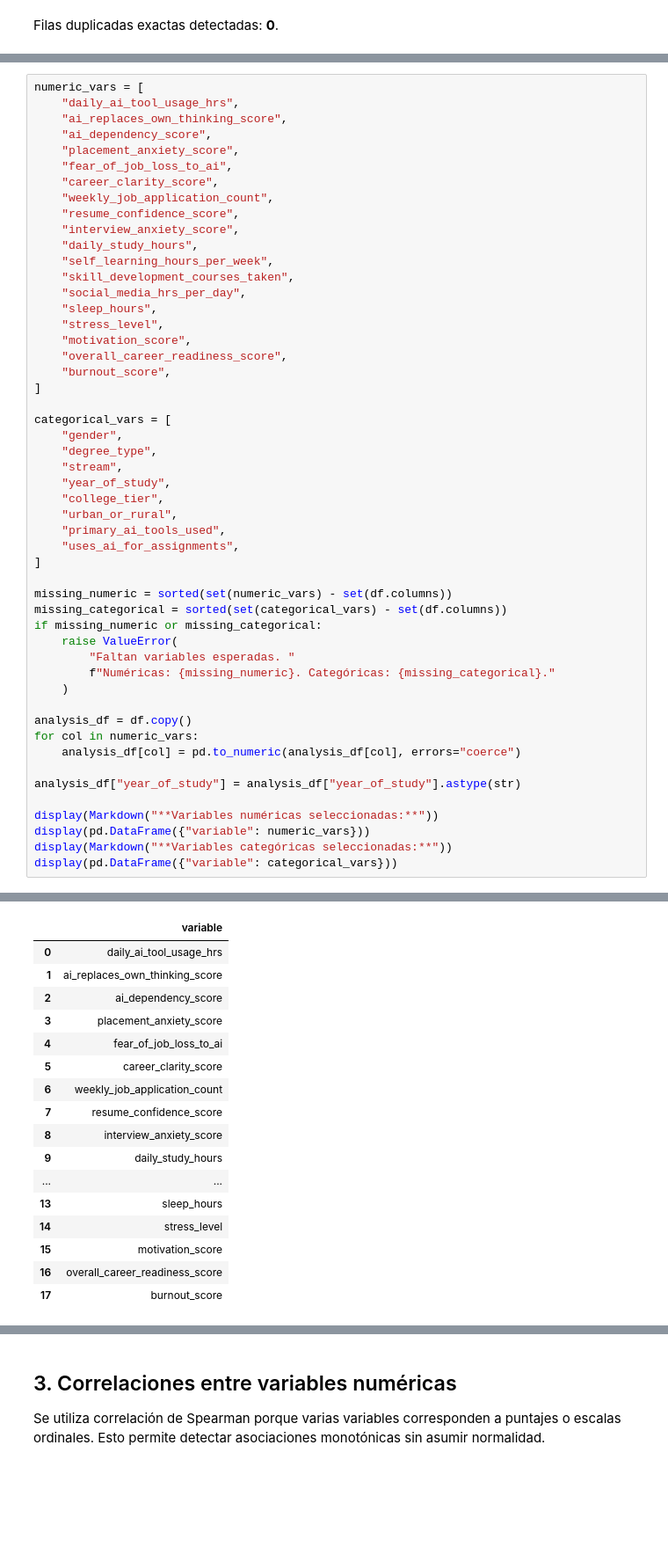
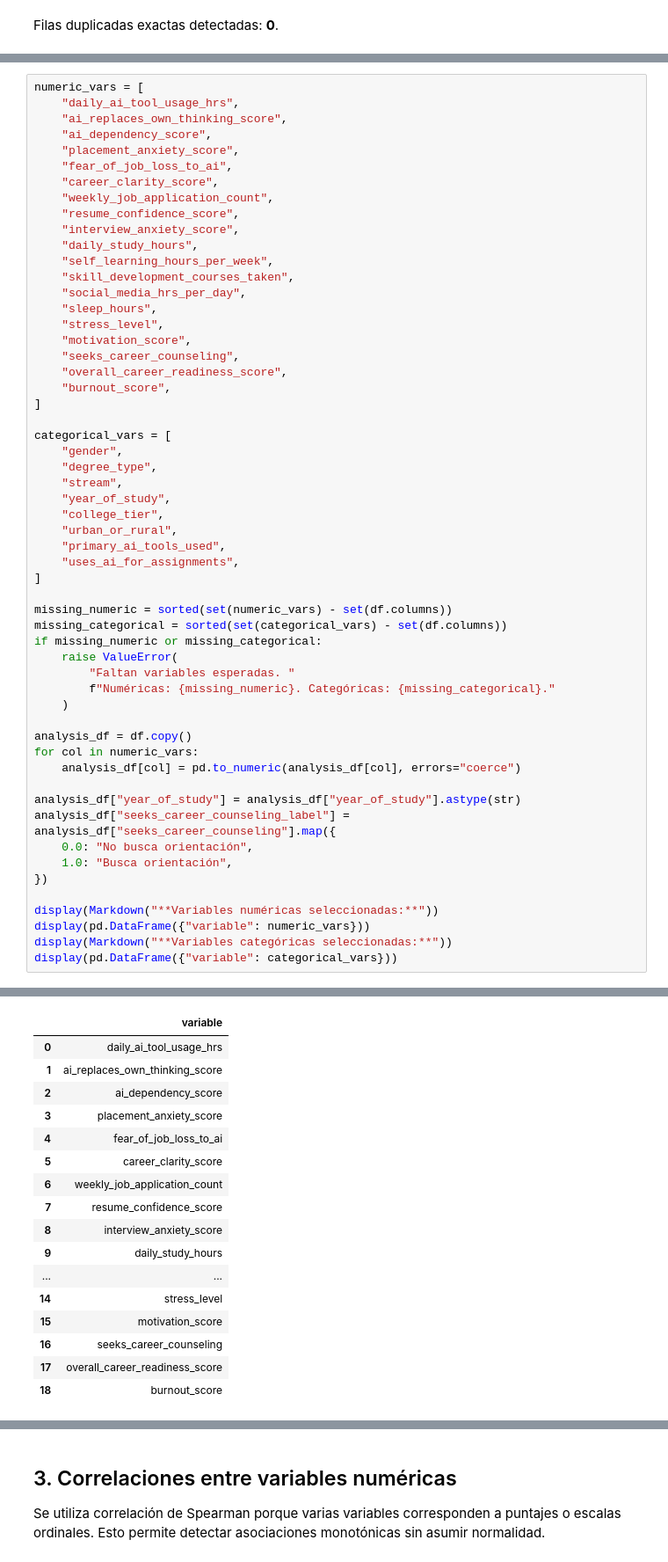
Before and after one commit to belen001/proyecto-ingenieria-datos, a Jupyter notebook: notebooks/03_relacion_variables.ipynb, the cells around one changed output, grey strips where cells are left out. Shown at 88% size. Drawn from its saved outputs; the diff is of its cells as text; blank space fills up the shorter version.

```diff
--- a/notebooks/03_relacion_variables.ipynb
+++ b/notebooks/03_relacion_variables.ipynb
@@ -109,6 +115,7 @@ numeric_vars = [
     "sleep_hours",
     "stress_level",
     "motivation_score",
+    "seeks_career_counseling",
     "overall_career_readiness_score",
     "burnout_score",
 ]
@@ -129,38 +136,42 @@ missing_categorical = sorted(set(categorical_vars) - set(df.columns))
 if missing_numeric or missing_categorical:
     raise ValueError(
         "Faltan variables esperadas. "
         f"Numéricas: {missing_numeric}. Categóricas: {missing_categorical}."
     )
 
 analysis_df = df.copy()
 for col in numeric_vars:
     analysis_df[col] = pd.to_numeric(analysis_df[col], errors="coerce")
 
 analysis_df["year_of_study"] = analysis_df["year_of_study"].astype(str)
+analysis_df["seeks_career_counseling_label"] = analysis_df["seeks_career_counseling"].map({
+    0.0: "No busca orientación",
+    1.0: "Busca orientación",
+})
 
 display(Markdown("**Variables numéricas seleccionadas:**"))
 display(pd.DataFrame({"variable": numeric_vars}))
 display(Markdown("**Variables categóricas seleccionadas:**"))
 display(pd.DataFrame({"variable": categorical_vars}))
 # %% [output]
 **Variables numéricas seleccionadas:**
 |  | variable |
 | 0 | daily_ai_tool_usage_hrs |
 | 1 | ai_replaces_own_thinking_score |
 | 2 | ai_dependency_score |
 | 3 | placement_anxiety_score |
 | 4 | fear_of_job_loss_to_ai |
 | 5 | career_clarity_score |
 | 6 | weekly_job_application_count |
 | 7 | resume_confidence_score |
 | 8 | interview_anxiety_score |
 | 9 | daily_study_hours |
 | ... | ... |
-| 13 | sleep_hours |
 | 14 | stress_level |
 | 15 | motivation_score |
-| 16 | overall_career_readiness_score |
-| 17 | burnout_score |
+| 16 | seeks_career_counseling |
+| 17 | overall_career_readiness_score |
+| 18 | burnout_score |
 **Variables categóricas seleccionadas:**
 |  | variable |
 | 0 | gender |
```
Also changed, not shown: parts of 16 cells of this notebook.
